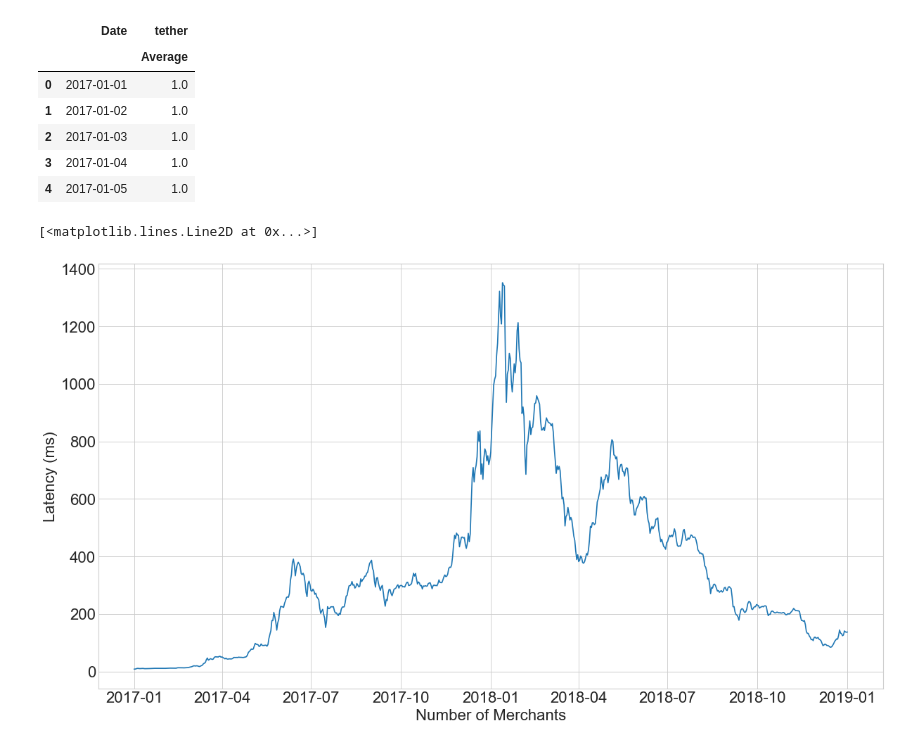
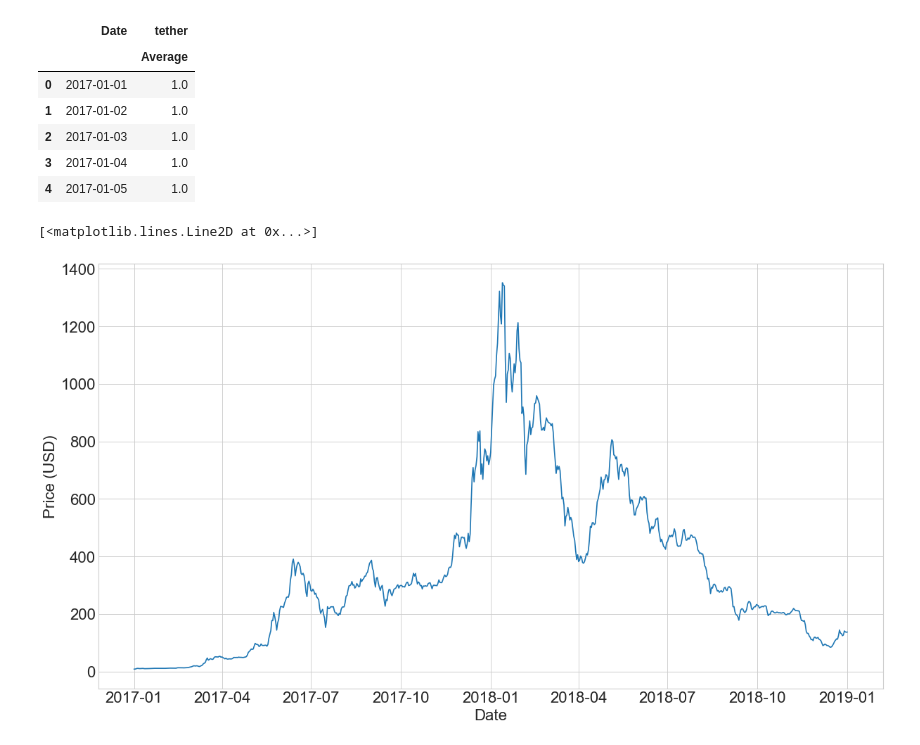
Before and after one commit to Turing-Space/risk-redistribution-payment-dappcon, a Jupyter notebook: plotting/plot_stable_vs_non_stable_coin.ipynb, the cells around one changed output. Cells and saved outputs as stored; diff of their text form; code cells hidden in the pictures.

```diff
--- a/plotting/plot_stable_vs_non_stable_coin.ipynb
+++ b/plotting/plot_stable_vs_non_stable_coin.ipynb
@@ -44,13 +44,13 @@ df_tether.head(5)
 # %%
 plt.figure(num=None, figsize=(18, 10), dpi=80, facecolor='w', edgecolor='k')
 plt.rcParams.update({'font.size': 20})
-plt.xlabel("Number of Merchants")
-plt.ylabel("Latency (ms)")
+plt.xlabel("Date")
+plt.ylabel("Price (USD)")
 
 plt.plot(df_ethereum[['Date']], df_ethereum[['ethereum']])
 # %% [output]
 [<matplotlib.lines.Line2D at 0x...>]
-[figure, old version]
+[figure, new version]
 # %%
 plt.figure(num=None, figsize=(18, 10), dpi=80, facecolor='w', edgecolor='k')
 plt.rcParams.update({'font.size': 20})
```
Also changed, not shown: parts of 1 cell of this notebook.
